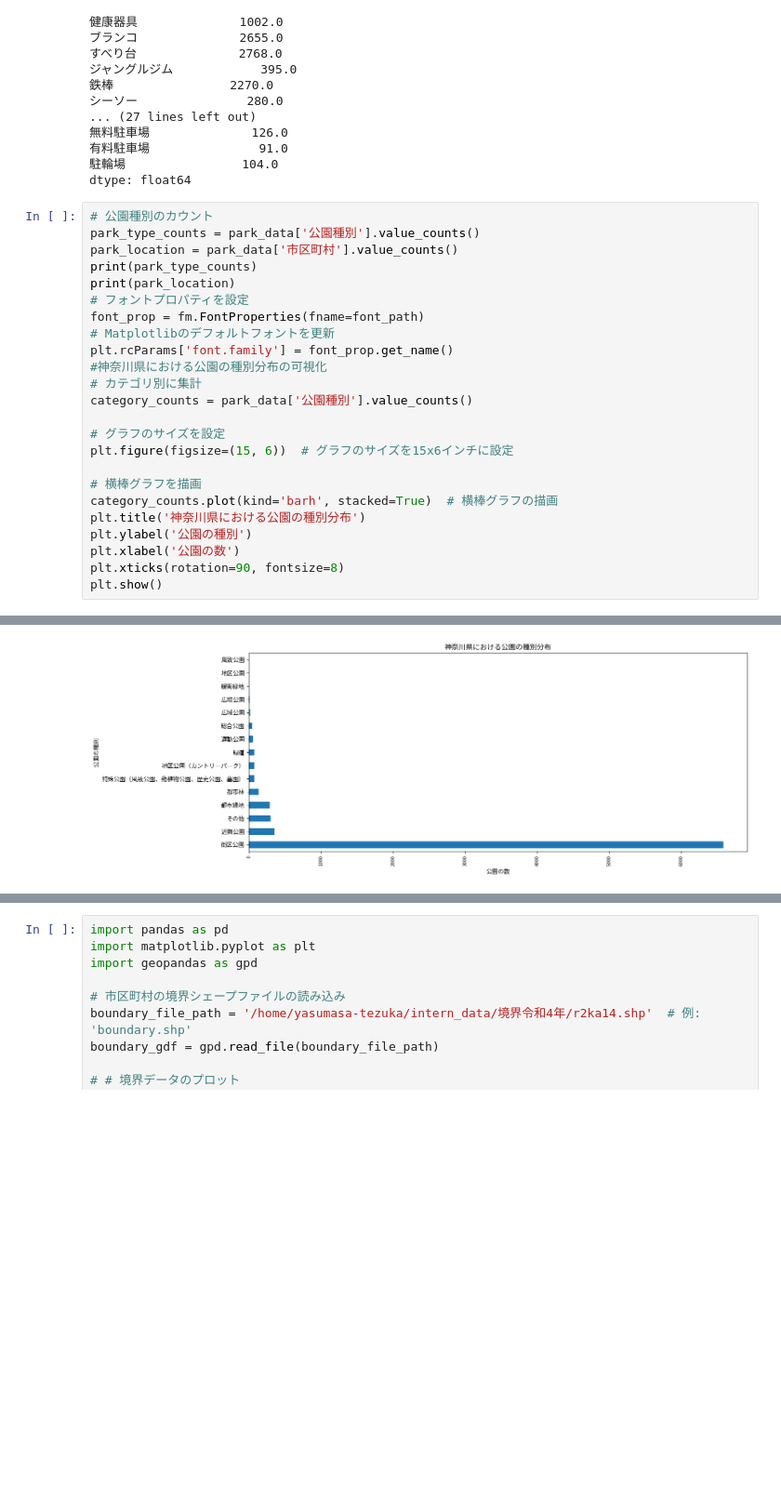
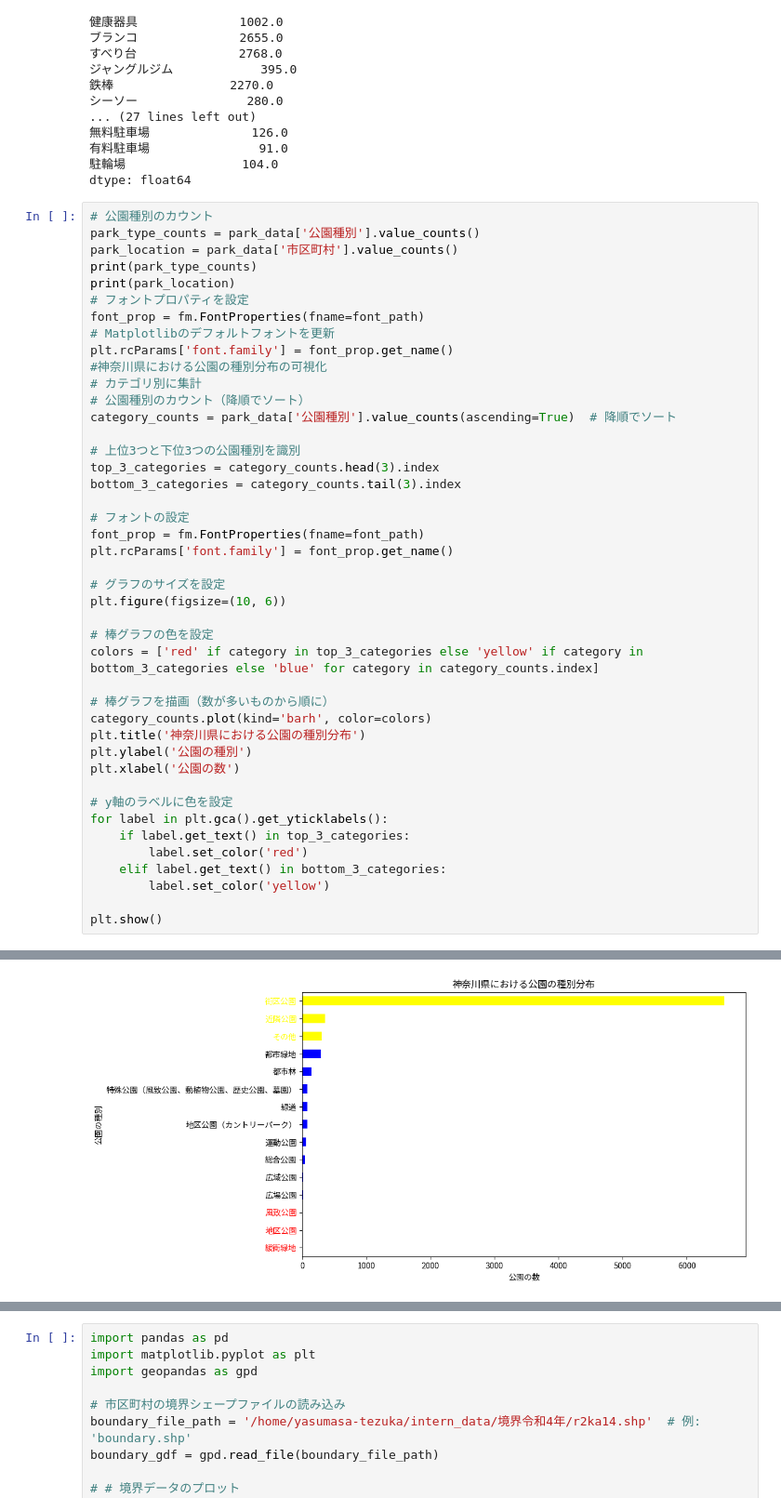
Before and after one commit to yasumasa718/park_data_intern, a Jupyter notebook: intern_kadai2.ipynb, the cells around one changed output, grey strips where cells are left out. Shown at 93% size. Saved outputs shown, nothing was run; the diff lists cells and outputs as text; blank space fills up the shorter version.

```diff
--- a/intern_kadai2.ipynb
+++ b/intern_kadai2.ipynb
@@ -703,36 +613,55 @@ print(park_location)
 font_prop = fm.FontProperties(fname=font_path)
 # Matplotlibのデフォルトフォントを更新
 plt.rcParams['font.family'] = font_prop.get_name()
 #神奈川県における公園の種別分布の可視化
 # カテゴリ別に集計
-category_counts = park_data['公園種別'].value_counts()
+# 公園種別のカウント（降順でソート）
+category_counts = park_data['公園種別'].value_counts(ascending=True)  # 降順でソート
+
+# 上位3つと下位3つの公園種別を識別
+top_3_categories = category_counts.head(3).index
+bottom_3_categories = category_counts.tail(3).index
+
+# フォントの設定
+font_prop = fm.FontProperties(fname=font_path)
+plt.rcParams['font.family'] = font_prop.get_name()
 
 # グラフのサイズを設定
-plt.figure(figsize=(15, 6))  # グラフのサイズを15x6インチに設定
+plt.figure(figsize=(10, 6))
 
-# 横棒グラフを描画
-category_counts.plot(kind='barh', stacked=True)  # 横棒グラフの描画
+# 棒グラフの色を設定
+colors = ['red' if category in top_3_categories else 'yellow' if category in bottom_3_categories else 'blue' for category in category_counts.index]
+
+# 棒グラフを描画（数が多いものから順に）
+category_counts.plot(kind='barh', color=colors)
 plt.title('神奈川県における公園の種別分布')
 plt.ylabel('公園の種別')
 plt.xlabel('公園の数')
-plt.xticks(rotation=90, fontsize=8)
+
+# y軸のラベルに色を設定
+for label in plt.gca().get_yticklabels():
+    if label.get_text() in top_3_categories:
+        label.set_color('red')
+    elif label.get_text() in bottom_3_categories:
+        label.set_color('yellow')
+
 plt.show()
 # %% [output]
 公園種別
 街区公園                        6589
 近隣公園                         354
 その他                          300
 都市緑地                         291
 都市林                          137
 特殊公園（風致公園、動植物公園、歴史公園、墓園）      76
 地区公園（カントリーパーク）                74
 緑道                            74
 運動公園                          57
 総合公園                          46
 広域公園                          15
 ... (61 lines left out)
 足柄上郡中井町       3
 足柄下郡真鶴町       1
 愛甲郡清川村        1
 Name: count, dtype: int64
-[figure, old version]
+[figure, new version]
```
Also changed, not shown: parts of 17 cells of this notebook.
